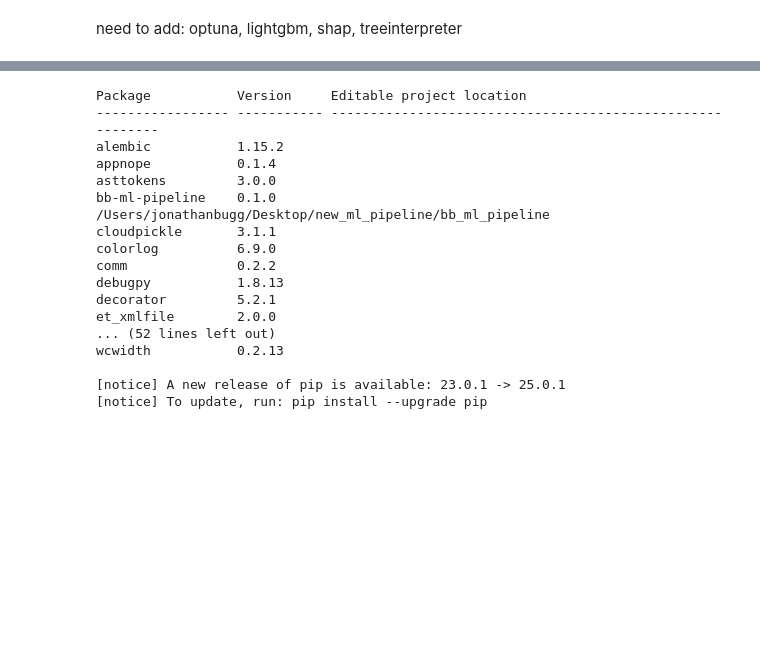
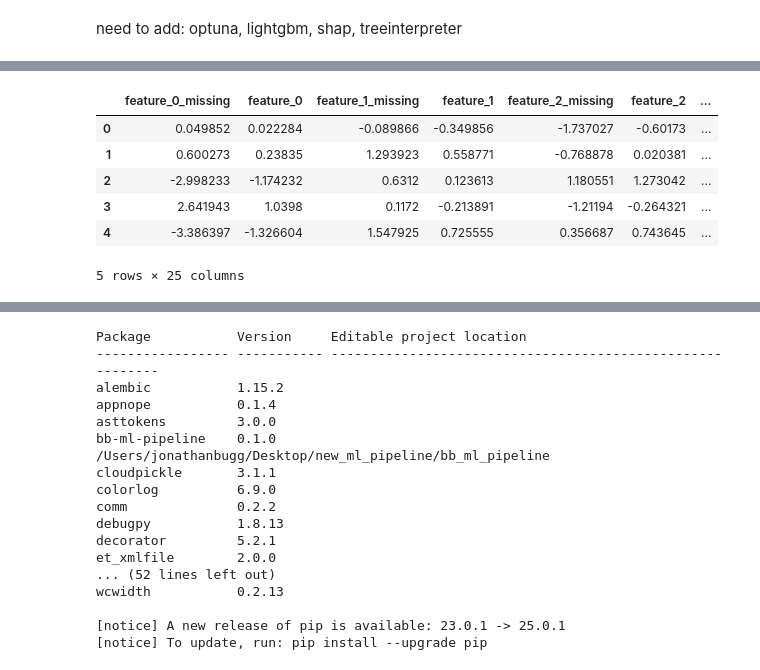
Before and after one commit to jonathan-bugg/bb_ml_pipeline, a Jupyter notebook: testing_ml_pipeline.ipynb, the cells around one changed output, grey strips where cells are left out. Cells and saved outputs as stored; diff of their text form; code cells hidden in the pictures; blank space fills up the shorter version.

```diff
--- a/testing_ml_pipeline.ipynb
+++ b/testing_ml_pipeline.ipynb
@@ -122,0 +159,10 @@ need to add: optuna, lightgbm, shap, treeinterpreter
+# %%
+X_processed.head()
+# %% [output]
+|  | feature_0_missing | feature_0 | feature_1_missing | feature_1 | feature_2_missing | feature_2 | ... |
+| 0 | 0.049852 | 0.022284 | -0.089866 | -0.349856 | -1.737027 | -0.60173 | ... |
+| 1 | 0.600273 | 0.23835 | 1.293923 | 0.558771 | -0.768878 | 0.020381 | ... |
+| 2 | -2.998233 | -1.174232 | 0.6312 | 0.123613 | 1.180551 | 1.273042 | ... |
+| 3 | 2.641943 | 1.0398 | 0.1172 | -0.213891 | -1.21194 | -0.264321 | ... |
+| 4 | -3.386397 | -1.326604 | 1.547925 | 0.725555 | 0.356687 | 0.743645 | ... |
+5 rows × 25 columns
```
Also changed, not shown: parts of 7 cells of this notebook, 1 other file.
